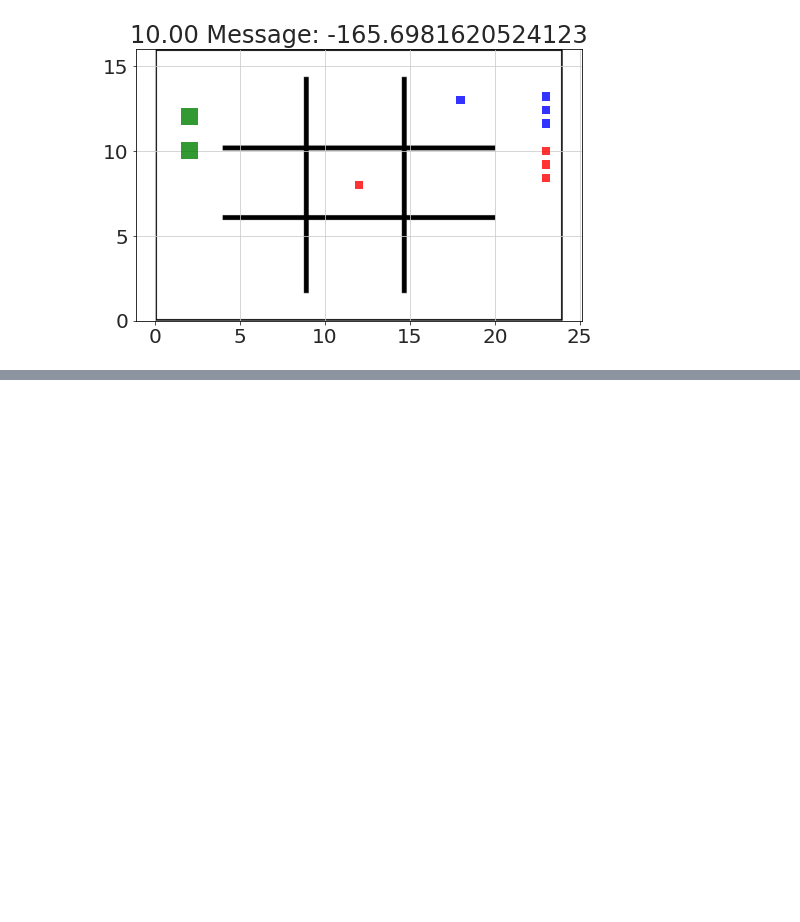
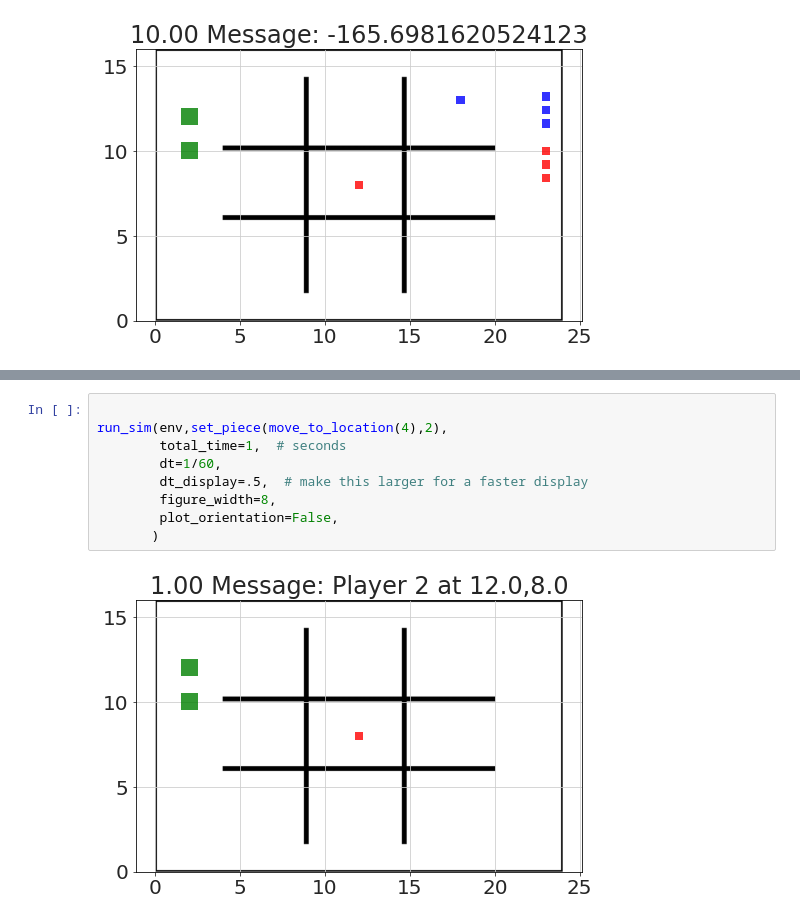
Before and after one commit to bblais/AI-and-Robotics-Fall-2020-Class-Notebooks, a Jupyter notebook: 2020-10-12 - Example Human-Human TTT with RobotSim.ipynb, the cells around one changed output, grey strips where cells are left out. Cells and saved outputs as stored; diff of their text form; blank space fills up the shorter version.

```diff
--- a/2020-10-12 - Example Human-Human TTT with RobotSim.ipynb
+++ b/2020-10-12 - Example Human-Human TTT with RobotSim.ipynb
@@ -101,0 +137,11 @@ run_sim(env,move(pieces[4],move_to_location(4)),
+# %%
+
+run_sim(env,set_piece(move_to_location(4),2),
+        total_time=1,  # seconds
+        dt=1/60,
+        dt_display=.5,  # make this larger for a faster display
+        figure_width=8,
+        plot_orientation=False,
+       )
+# %% [output]
+[figure, added]
```
Also changed, not shown: parts of 4 cells of this notebook, 1 other file.
